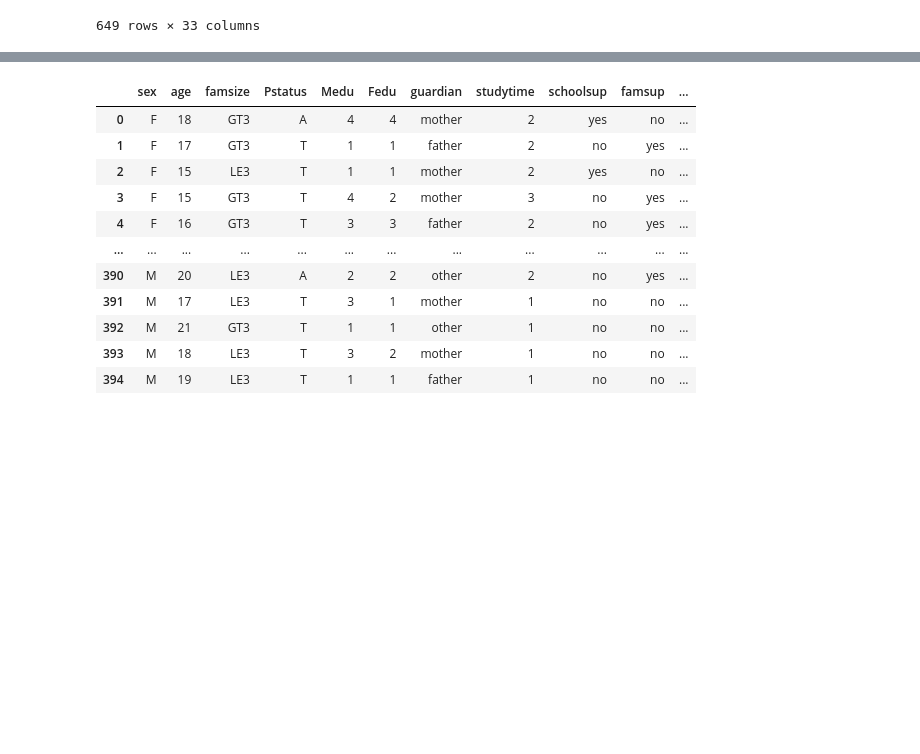
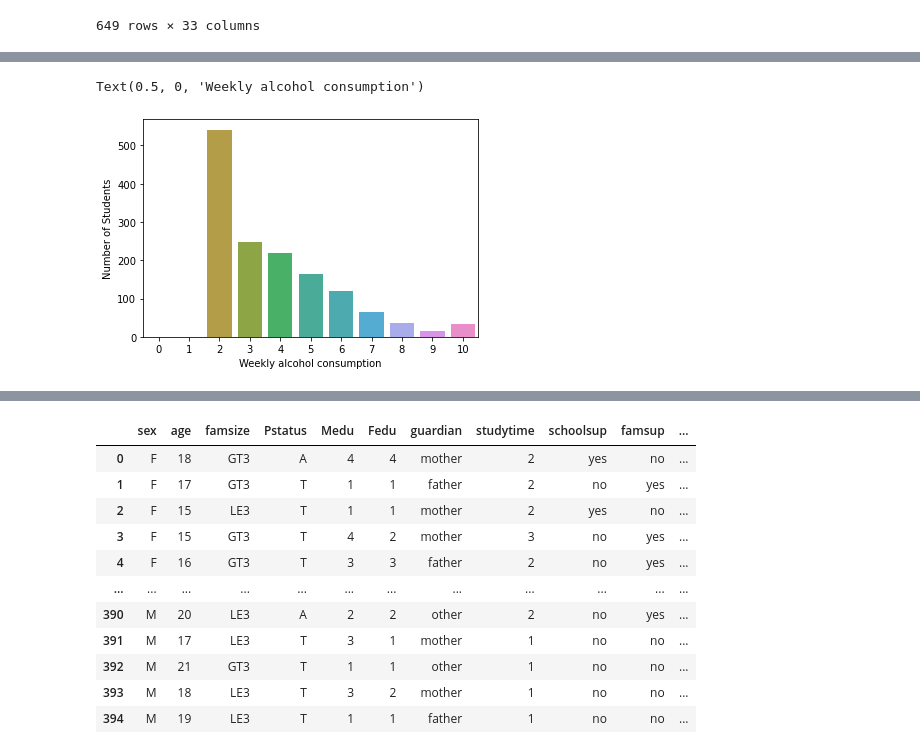
Before and after one commit to StefanMladenov/MU, a Jupyter notebook: 3.Domaci.ipynb, the cells around one changed output, grey strips where cells are left out. Drawn from its saved outputs; the diff is of its cells as text; code cells hidden in the pictures; blank space fills up the shorter version.

```diff
--- a/3.Domaci.ipynb
+++ b/3.Domaci.ipynb
@@ -29,0 +80,16 @@ PorStudentsDF
+# %%
+# ocene su u korelaciji najvise
+# konzumiranje alkohola nedeljno
+# spajaju se kolone za konzumiranje alkohola vikendom i radnim danima i prikazuje koliko studenti piju nedeljno
+Data2 = Data
+Data2['Dalc'] = Data2['Dalc'] + Data2['Walc']
+list = []
+for i in range(11):
+    list.append(len(Data2[Data2.Dalc == i]))
+
+ax = sns.barplot(x = [0,1,2,3,4,5,6,7,8,9,10], y = list)
+plt.ylabel('Number of Students')
+plt.xlabel('Weekly alcohol consumption')
+# %% [output]
+Text(0.5, 0, 'Weekly alcohol consumption')
+[figure, added]
```
Also changed, not shown: parts of 9 cells of this notebook.
